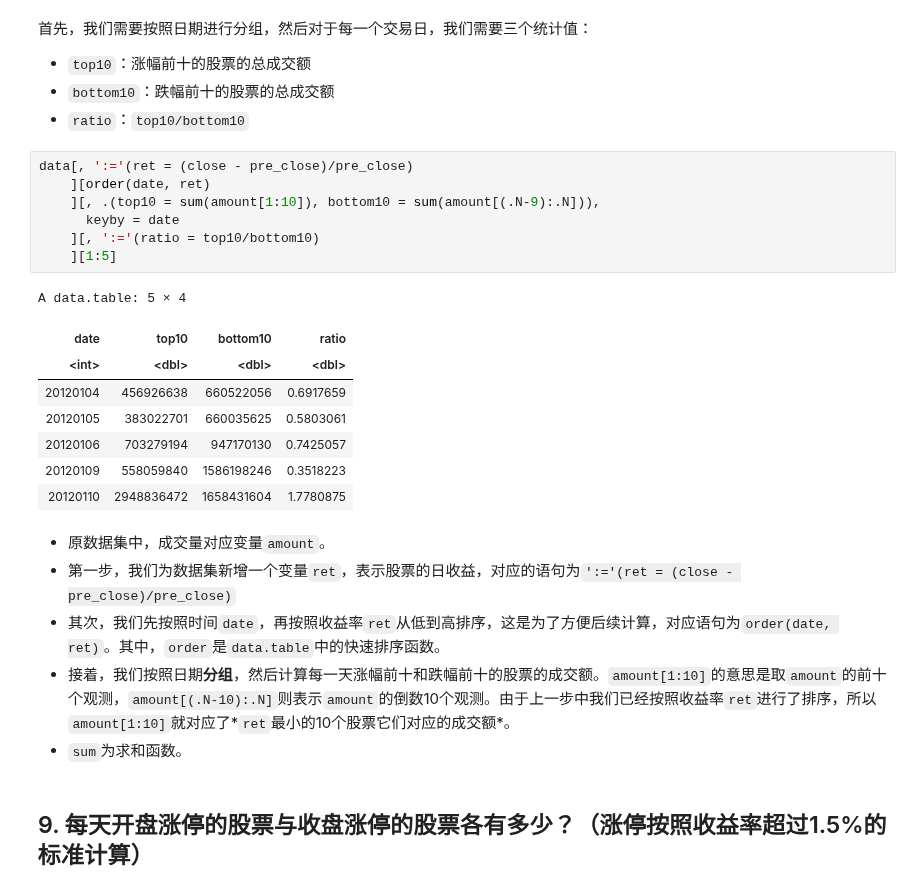
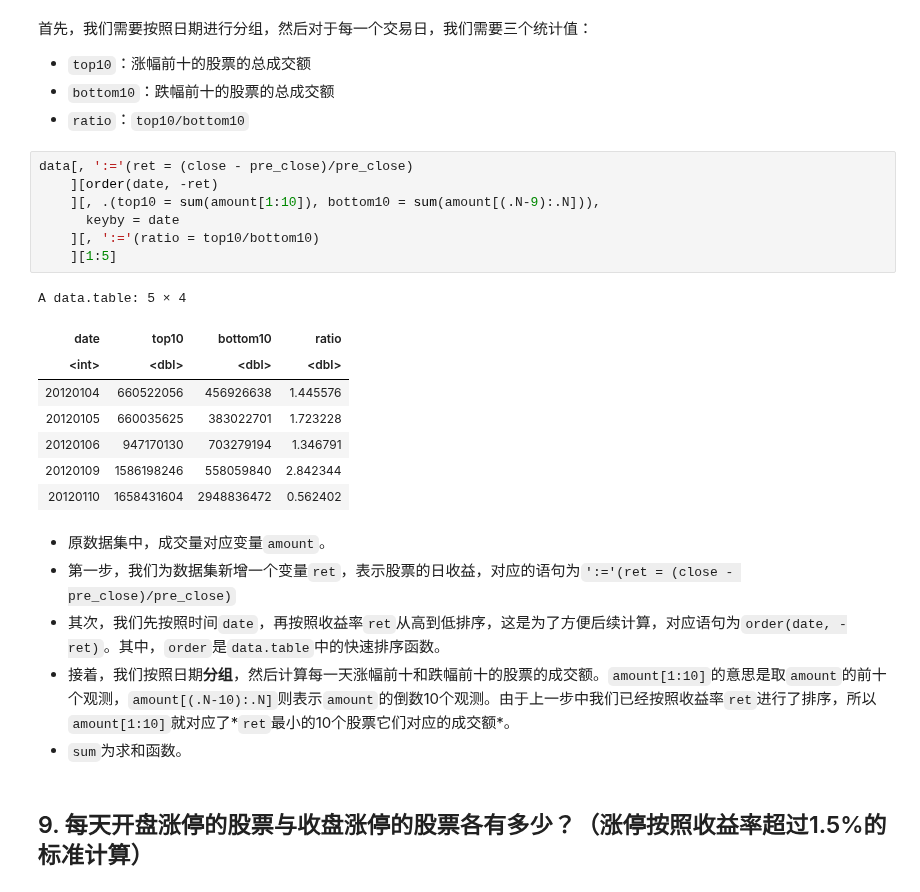
Before and after one commit to Ravin515/r-data-practice, a Jupyter notebook: answer-keys.ipynb, the cells around one changed output. Drawn from its saved outputs; the diff is of its cells as text.

```diff
--- a/answer-keys.ipynb
+++ b/answer-keys.ipynb
@@ -251,24 +251,24 @@ A data.table: 5 × 3
 - `ratio`：`top10/bottom10`
 # %%
 data[, ':='(ret = (close - pre_close)/pre_close)
-    ][order(date, ret)
+    ][order(date, -ret)
     ][, .(top10 = sum(amount[1:10]), bottom10 = sum(amount[(.N-9):.N])),
       keyby = date
     ][, ':='(ratio = top10/bottom10)
     ][1:5]
 # %% [output]
 A data.table: 5 × 4
 | date | top10 | bottom10 | ratio |
 | <int> | <dbl> | <dbl> | <dbl> |
-| 20120104 | 456926638 | 660522056 | 0.6917659 |
-| 20120105 | 383022701 | 660035625 | 0.5803061 |
-| 20120106 | 703279194 | 947170130 | 0.7425057 |
-| 20120109 | 558059840 | 1586198246 | 0.3518223 |
-| 20120110 | 2948836472 | 1658431604 | 1.7780875 |
+| 20120104 | 660522056 | 456926638 | 1.445576 |
+| 20120105 | 660035625 | 383022701 | 1.723228 |
+| 20120106 | 947170130 | 703279194 | 1.346791 |
+| 20120109 | 1586198246 | 558059840 | 2.842344 |
+| 20120110 | 1658431604 | 2948836472 | 0.562402 |
 # %% [markdown]
 - 原数据集中，成交量对应变量`amount`。
 - 第一步，我们为数据集新增一个变量`ret`，表示股票的日收益，对应的语句为`':='(ret = (close - pre_close)/pre_close)`
-- 其次，我们先按照时间`date`，再按照收益率`ret`从低到高排序，这是为了方便后续计算，对应语句为`order(date, ret)`。其中，`order`是`data.table`中的快速排序函数。
+- 其次，我们先按照时间`date`，再按照收益率`ret`从高到低排序，这是为了方便后续计算，对应语句为`order(date, -ret)`。其中，`order`是`data.table`中的快速排序函数。
 - 接着，我们按照日期**分组**，然后计算每一天涨幅前十和跌幅前十的股票的成交额。`amount[1:10]`的意思是取`amount`的前十个观测，`amount[(.N-10):.N]`则表示`amount`的倒数10个观测。由于上一步中我们已经按照收益率`ret`进行了排序，所以`amount[1:10]`就对应了*`ret`最小的10个股票它们对应的成交额*。
 - `sum`为求和函数。
 # %% [markdown]
```
Also changed, not shown: 1 other file.
